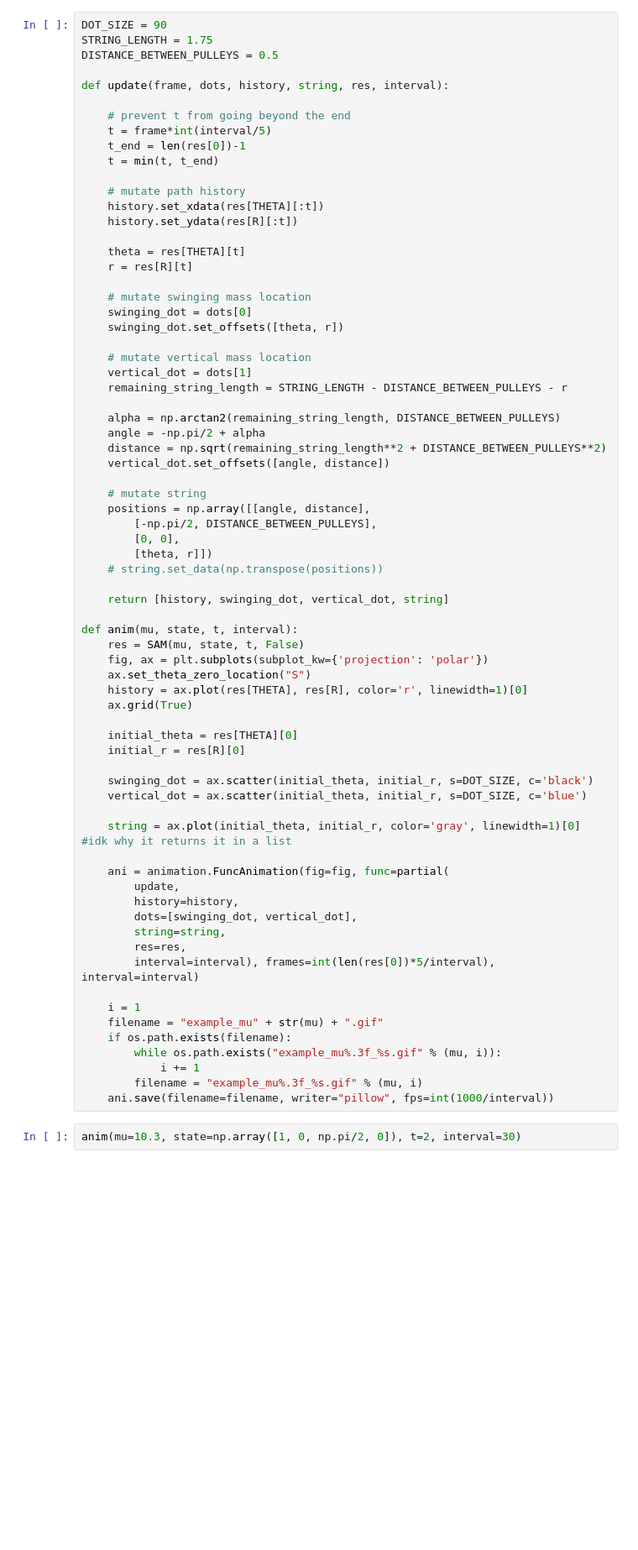
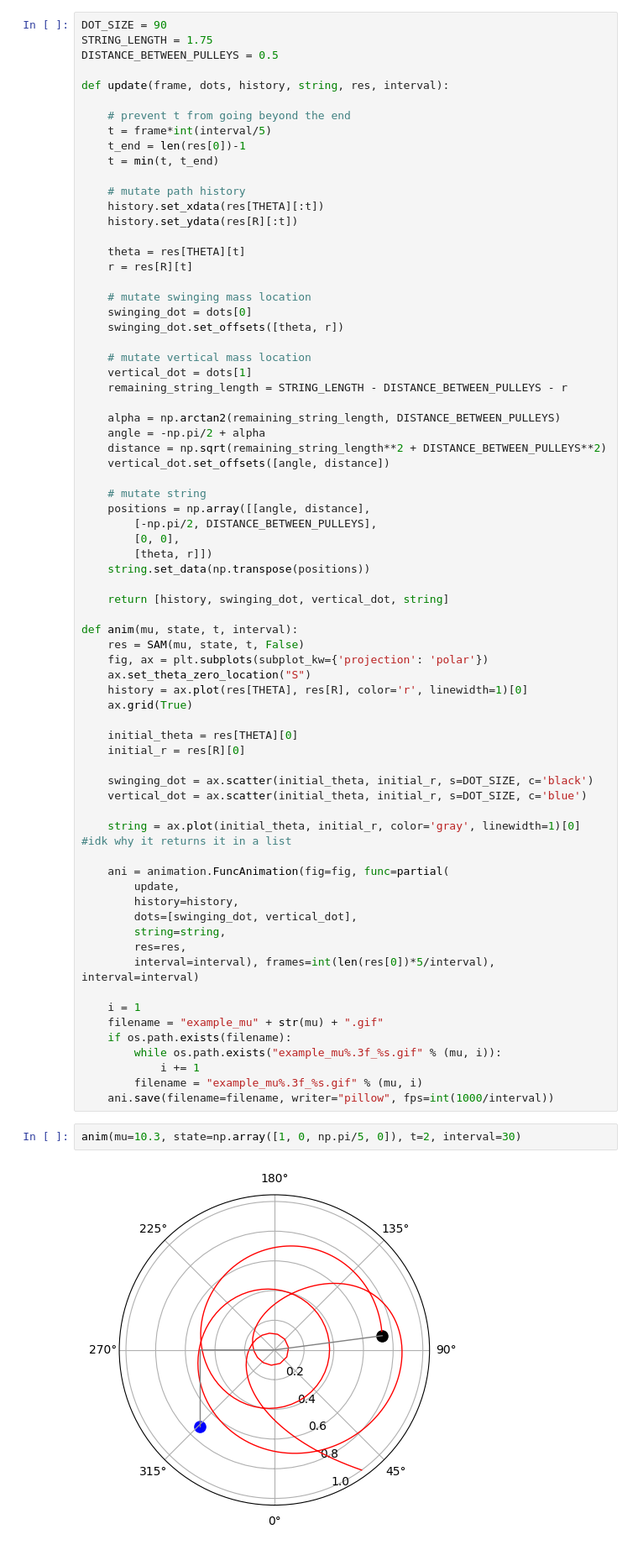
Before and after one commit to pgot/swingingatwood, a Jupyter notebook: main.ipynb, the cells around one changed output. Shown at 84% size. Saved outputs shown, nothing was run; the diff lists cells and outputs as text; blank space fills up the shorter version.

```diff
--- a/main.ipynb
+++ b/main.ipynb
@@ -119,7 +150,7 @@ def update(frame, dots, history, string, res, interval):
         [-np.pi/2, DISTANCE_BETWEEN_PULLEYS],
         [0, 0],
         [theta, r]])
-    # string.set_data(np.transpose(positions))
+    string.set_data(np.transpose(positions))
 
     return [history, swinging_dot, vertical_dot, string]
 
@@ -154,4 +185,6 @@ def anim(mu, state, t, interval):
         filename = "example_mu%.3f_%s.gif" % (mu, i)
     ani.save(filename=filename, writer="pillow", fps=int(1000/interval))
 # %%
-anim(mu=10.3, state=np.array([1, 0, np.pi/2, 0]), t=2, interval=30)
+anim(mu=10.3, state=np.array([1, 0, np.pi/5, 0]), t=2, interval=30)
+# %% [output]
+[figure, added]
```
Also changed, not shown: parts of 3 cells of this notebook.
